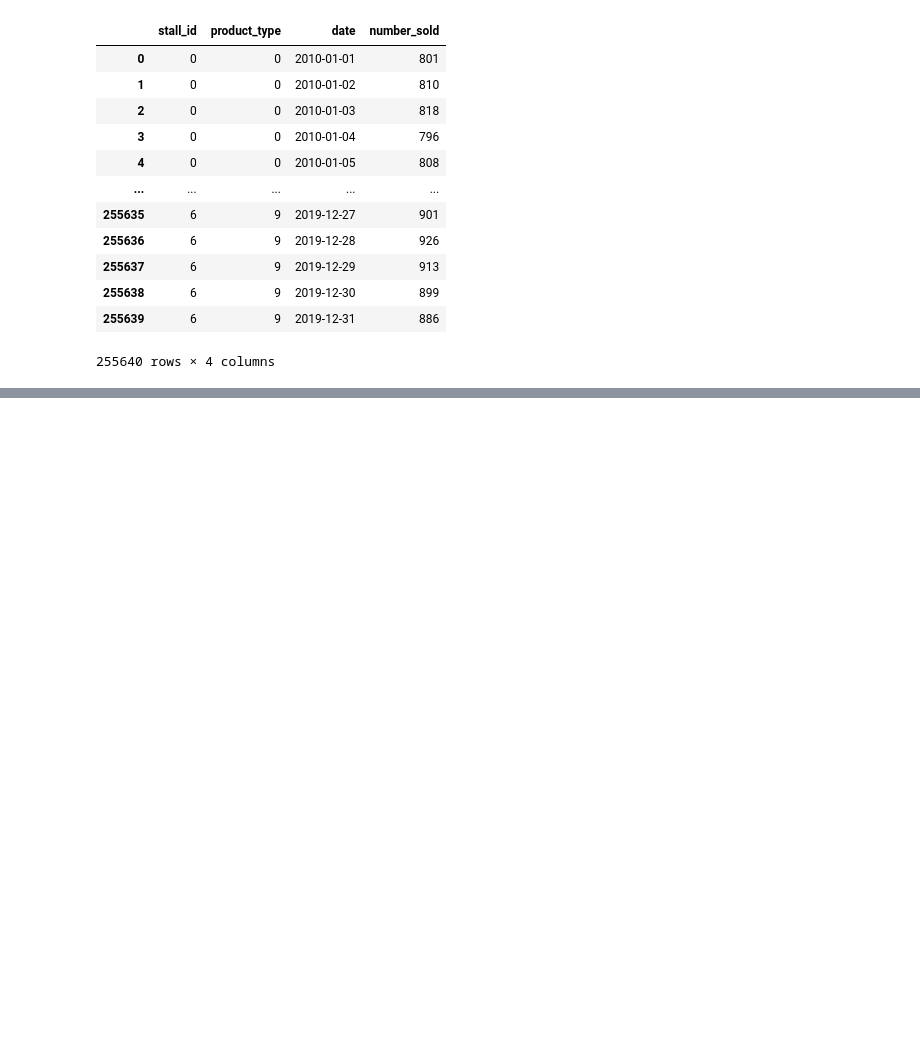
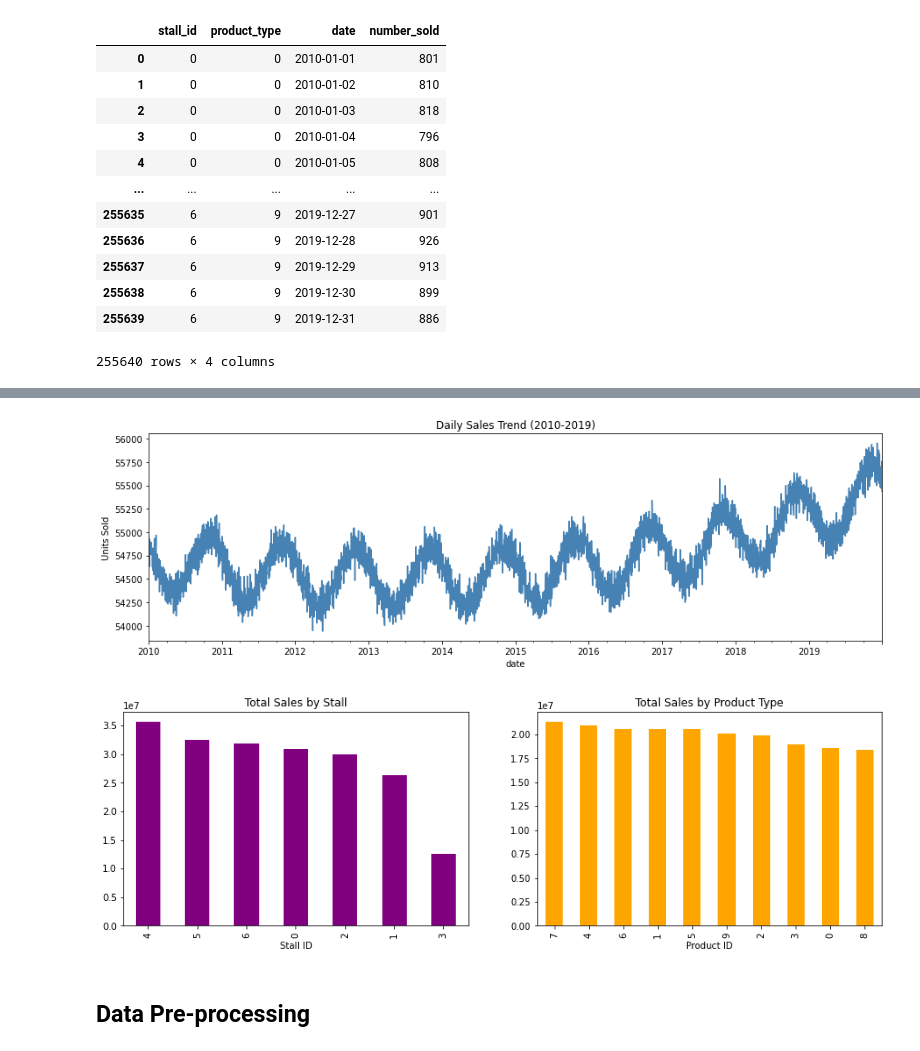
Before and after one commit to yukiroow/data-mining-acts, a Jupyter notebook: DOMINGUEZ LAPIG FINAL_ACT1.ipynb, the cells around one changed output, grey strips where cells are left out. Saved outputs shown, nothing was run; the diff lists cells and outputs as text; code cells hidden in the pictures; blank space fills up the shorter version.

```diff
--- a/DOMINGUEZ LAPIG FINAL_ACT1.ipynb
+++ b/DOMINGUEZ LAPIG FINAL_ACT1.ipynb
@@ -11,8 +11,13 @@ figures sold].
 # %%
 # Import dataset
 import pandas as pd
+import numpy as np
+import matplotlib.pyplot as plt
+from statsmodels.tsa.statespace.sarimax import SARIMAX
+from statsmodels.tsa.stattools import adfuller
+from sklearn.metrics import mean_absolute_error, mean_squared_error
 
-sales = pd.read_csv("data/productsales.csv")
+sales = pd.read_csv("data/productsales.csv", parse_dates=['date'])
 sales
 # %% [output]
 |  | stall_id | product_type | date | number_sold |
@@ -30,0 +56,28 @@ sales
+# %%
+# Daily Sales Trend
+plt.figure(figsize=(15, 20))
+plt.subplot(4, 1, 1)
+daily_sales = sales.groupby('date')['number_sold'].sum()
+daily_sales.plot(title='Daily Sales Trend (2010-2019)', color='steelblue')
+plt.ylabel('Units Sold')
+
+# Stall performance
+plt.figure(figsize=(15, 20))
+stall_sales = sales.groupby('stall_id')['number_sold'].sum().sort_values(ascending=False)
+plt.subplot(4, 2, 1)
+stall_sales.plot(kind='bar', color='purple')
+plt.title('Total Sales by Stall')
+plt.xlabel('Stall ID')
+
+# Product popularity
+product_sales = sales.groupby('product_type')['number_sold'].sum().sort_values(ascending=False)
+plt.subplot(4, 2, 2)
+product_sales.plot(kind='bar', color='orange')
+plt.title('Total Sales by Product Type')
+plt.xlabel('Product ID')
+plt.show()
+# %% [output]
+[figure, added]
+[figure, added]
+# %% [markdown]
+## Data Pre-processing
```
Also changed, not shown: parts of 8 cells of this notebook.
